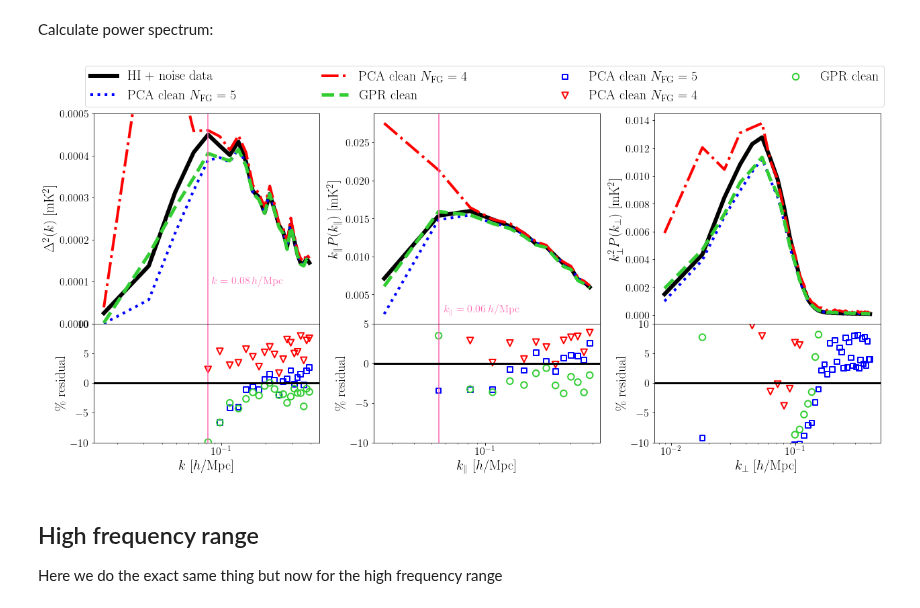
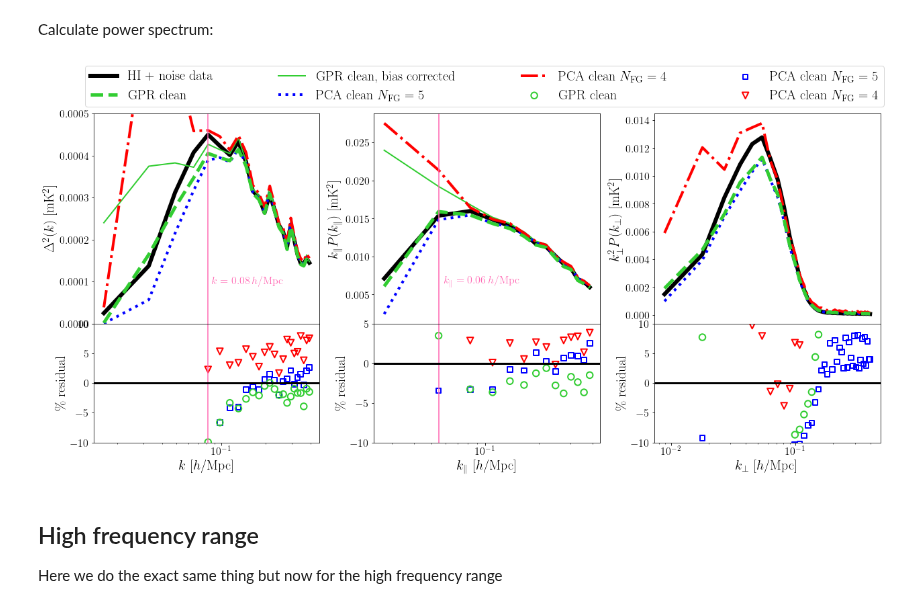
Before and after one commit to paulassoares/gpr4im, a Jupyter notebook: Jupyter Notebooks/Reproducible paper plots/With polarisation (bandwidth and redshift dependence).ipynb, the cells around one changed output. Cells and saved outputs as stored; diff of their text form; code cells hidden in the pictures.

Commit message:
added bias corrected line to power spectrum plots

```diff
--- a/Jupyter Notebooks/Reproducible paper plots/With polarisation (bandwidth and redshift dependence).ipynb
+++ b/Jupyter Notebooks/Reproducible paper plots/With polarisation (bandwidth and redshift dependence).ipynb
@@ -88,12 +88,20 @@ k = np.linspace(kmin+0.5*dk,kmax-0.5*dk,nkbin)
 kperp = np.linspace(kmin_perp+0.5*dk_perp,kmax_perp-0.5*dk_perp,nkbin_perp)
 kpar = np.linspace(kmin_par+0.5*dk_par,kmax_par-0.5*dk_par,nkbin_par)
 # %%
+# bias correction:
+
+n_samples = 10
+pk3d_corr, pk1d_corr, samples = pk.get_biascorr(gpr_result.fgcov, Input, n_samples, lx, ly, lz,
+                                                kbins_par, kbins, w, W)
+
 # spherically averaged power spectrum:
 
 # true HI power spectrum:
 HI_pk = pk.getpk(HI_noise_data,w,W,nx,ny,nz,lx,ly,lz,kbins)[0]
 # residual power spectrum from GPR:
 GPR_pk = pk.getpk(gpr_result.res,w,W,nx,ny,nz,lx,ly,lz,kbins)[0]
+# residual power spectrum from GPR, with bias correction:
+GPR_pk_bias = GPR_pk + pk3d_corr
 # residual power spectrum from PCA:
 PCA5_pk = pk.getpk(pca_res5,w,W,nx,ny,nz,lx,ly,lz,kbins)[0]
 PCA4_pk = pk.getpk(pca_res4,w,W,nx,ny,nz,lx,ly,lz,kbins)[0]
@@ -104,6 +112,8 @@ PCA4_pk = pk.getpk(pca_res4,w,W,nx,ny,nz,lx,ly,lz,kbins)[0]
 HI_pk_para = pk.ParaPk(HI_noise_data, nx, ny, nz, lx, ly, lz, kbins_par, w, W)[0]
 # residual power spectrum from GPR:
 GPR_pk_para = pk.ParaPk(gpr_result.res, nx, ny, nz, lx, ly, lz, kbins_par, w, W)[0]
+# residual power spectrum from GPR, with bias correction:
+GPR_pk_para_bias = GPR_pk_para + pk1d_corr
 # residual power spectrum from PCA:
 PCA5_pk_para = pk.ParaPk(pca_res5, nx, ny, nz, lx, ly, lz, kbins_par, w, W)[0]
 PCA4_pk_para = pk.ParaPk(pca_res4, nx, ny, nz, lx, ly, lz, kbins_par, w, W)[0]
@@ -122,17 +132,18 @@ fig, ((ax1, ax3, ax5), (ax2, ax4, ax6)) = plt.subplots(nrows=2, ncols=3, sharex=
 fig.subplots_adjust(hspace=0, wspace=0.24)
 
 ax1.plot(k, (k*k*k*HI_pk)/(2*np.pi*np.pi), ls='solid', c='k', lw=6, label = r'HI + noise data')
+ax1.plot(k, (k*k*k*GPR_pk_bias)/(2*np.pi*np.pi), ls='solid', c='limegreen', lw=2)
 ax1.plot(k, (k*k*k*PCA5_pk)/(2*np.pi*np.pi), ls='dotted',c='b', lw=4)
 ax1.plot(k, (k*k*k*PCA4_pk)/(2*np.pi*np.pi), ls='dashdot',c='r', lw=4)
-ax1.plot(k, (k*k*k*GPR_pk)/(2*np.pi*np.pi), ls='dashed', c='limegreen', lw=5)
+ax1.plot(k, (k*k*k*GPR_pk)/(2*np.pi*np.pi), ls='dashed', c='limegreen', lw=5, label = r'GPR clean')
 ax1.text(k[0]*5.3, 0.000095, r'$k = 0.08 \, h$/Mpc', c='hotpink')
 ax1.axvline(k[4], c='hotpink')
 ax1.set_xscale('log')
 ax1.set_ylim(0,0.0005)
 ax1.set_ylabel('$\Delta^2 (k)$ [mK$^2$]', fontsize=20)
 
-ax2.scatter(k, 100*(PCA5_pk - HI_pk)/HI_pk, marker='s', s=60, edgecolor='b', facecolor='none', lw=2, label = r'PCA clean $N_{\rm FG} = 5$')
-ax2.scatter(k, 100*(PCA4_pk - HI_pk)/HI_pk, marker='v', s=90, edgecolor='r', facecolor='none', lw=2, label = r'PCA clean $N_{\rm FG} = 4$')
+ax2.scatter(k, 100*(PCA5_pk - HI_pk)/HI_pk, marker='s', s=60, edgecolor='b', facecolor='none', lw=2)
+ax2.scatter(k, 100*(PCA4_pk - HI_pk)/HI_pk, marker='v', s=90, edgecolor='r', facecolor='none', lw=2)
 ax2.scatter(k, 100*(GPR_pk - HI_pk)/HI_pk, s=90, marker='o', edgecolor='limegreen', facecolor='none', lw=2, label = r'GPR clean')
 ax2.set_ylim(-10,10)
 ax2.axvline(k[4], c='hotpink')
@@ -142,44 +153,45 @@ ax2.set_ylabel('\% residual', fontsize=20)
 ax2.axhline(0, c='k', lw=3)
 
 ax3.plot(kpar, kpar*HI_pk_para, ls='solid', c='k', lw=6)
+ax3.plot(kpar, kpar*GPR_pk_para_bias, ls='solid', c='limegreen', lw=2, label = r'GPR clean, bias corrected')
 ax3.plot(kpar, kpar*PCA5_pk_para, ls='dotted',c='b', lw=4, label = r'PCA clean $N_{\rm FG} = 5$')
 ax3.plot(kpar, kpar*PCA4_pk_para, ls='dashdot',c='r', lw=4)
 ax3.plot(kpar, kpar*GPR_pk_para, ls='dashed', c='limegreen', lw=5)
-ax3.text(k[0]*3.6, 0.0027, r'$k_\parallel = 0.06 \, h$/Mpc', c='hotpink')
+ax3.text(k[0]*3.6, 0.0065, r'$k_\parallel = 0.06 \, h$/Mpc', c='hotpink')
 ax3.axvline(kpar[1], c='hotpink')
 ax3.set_xscale('log')
 ax3.set_ylabel('$k_\parallel P(k_\parallel)$ [mK$^2$]', fontsize=20)
 
 ax4.scatter(kpar, 100*(PCA5_pk_para - HI_pk_para)/HI_pk_para, marker='s', s=60, edgecolor='b', facecolor='none', lw=2)
 ax4.scatter(kpar, 100*(PCA4_pk_para - HI_pk_para)/HI_pk_para, marker='v', s=90, edgecolor='r', facecolor='none', lw=2)
 ax4.scatter(kpar, 100*(GPR_pk_para - HI_pk_para)/HI_pk_para, s=90, marker='o', edgecolor='limegreen', facecolor='none', lw=2)
 ax4.axvline(kpar[1], c='hotpink')
 ax4.set_ylim(-10,5)
 ax4.set_xscale('log')
 ax4.set_xlabel('$k_\parallel$ [$h$/Mpc]', fontsize=20)
 ax4.set_ylabel('\% residual', fontsize=20)
 ax4.axhline(0, c='k', lw=3)
 
 ax5.plot(kperp, kperp*kperp*HI_pk_perp, ls='solid', c='k', lw=6)
 ax5.plot(kperp, kperp*kperp*PCA5_pk_perp, ls='dotted',c='b', lw=4)
 ax5.plot(kperp, kperp*kperp*PCA4_pk_perp, ls='dashdot',c='r', lw=4, label = r'PCA clean $N_{\rm FG} = 4$')
-ax5.plot(kperp, kperp*kperp*GPR_pk_perp, ls='dashed', c='limegreen', lw=5, label = r'GPR clean')
+ax5.plot(kperp, kperp*kperp*GPR_pk_perp, ls='dashed', c='limegreen', lw=5)
 ax5.set_xscale('log')
 ax5.set_ylabel('$k_\perp^2 P(k_\perp)$ [mK$^2$]', fontsize=20)
 
-ax6.scatter(kperp, 100*(PCA5_pk_perp - HI_pk_perp)/HI_pk_perp, marker='s', s=60, edgecolor='b', facecolor='none', lw=2)
-ax6.scatter(kperp, 100*(PCA4_pk_perp - HI_pk_perp)/HI_pk_perp, marker='v', s=90, edgecolor='r', facecolor='none', lw=2)
+ax6.scatter(kperp, 100*(PCA5_pk_perp - HI_pk_perp)/HI_pk_perp, marker='s', s=60, edgecolor='b', facecolor='none', lw=2, label = r'PCA clean $N_{\rm FG} = 5$')
+ax6.scatter(kperp, 100*(PCA4_pk_perp - HI_pk_perp)/HI_pk_perp, marker='v', s=90, edgecolor='r', facecolor='none', lw=2, label = r'PCA clean $N_{\rm FG} = 4$')
 ax6.scatter(kperp, 100*(GPR_pk_perp - HI_pk_perp)/HI_pk_perp, s=90, marker='o', edgecolor='limegreen', facecolor='none', lw=2)
 ax6.set_ylim(-10,10)
 ax6.set_xlabel('$k_\perp$ [$h$/Mpc]', fontsize=20)
 ax6.set_ylabel('\% residual', fontsize=20)
 ax6.axhline(0, c='k', lw=3)
 
 fig.legend(bbox_to_anchor=(0.11, 0.88, 0.8, 0), loc="lower left", mode="expand", ncol=4, fontsize=20)
 
 #plt.savefig('figs/pk_all_wpol_lofreq', dpi=300, bbox_inches="tight")
 # %% [output]
-[figure, old version]
+[figure, new version]
 # %% [markdown]
 ## High frequency range
 
```
Also changed, not shown: parts of 2 cells of this notebook, 9 other files.
